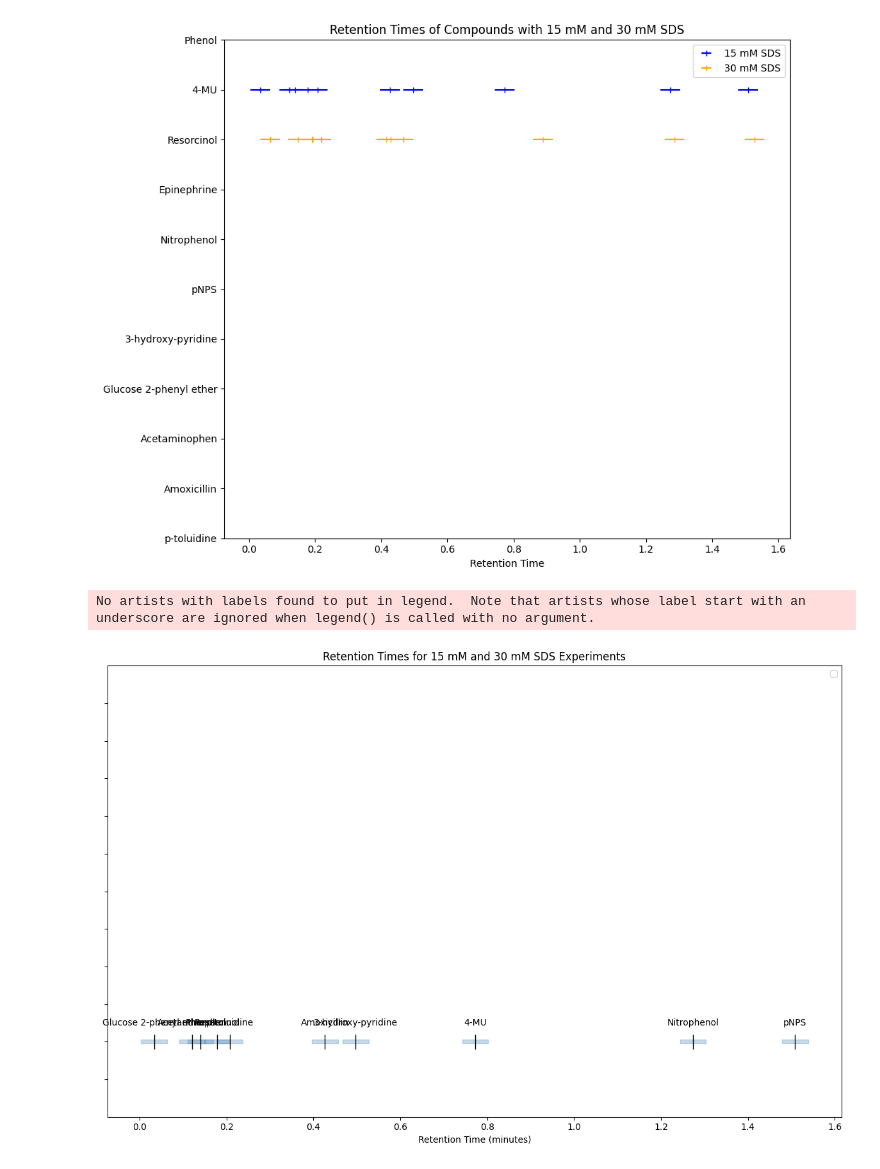
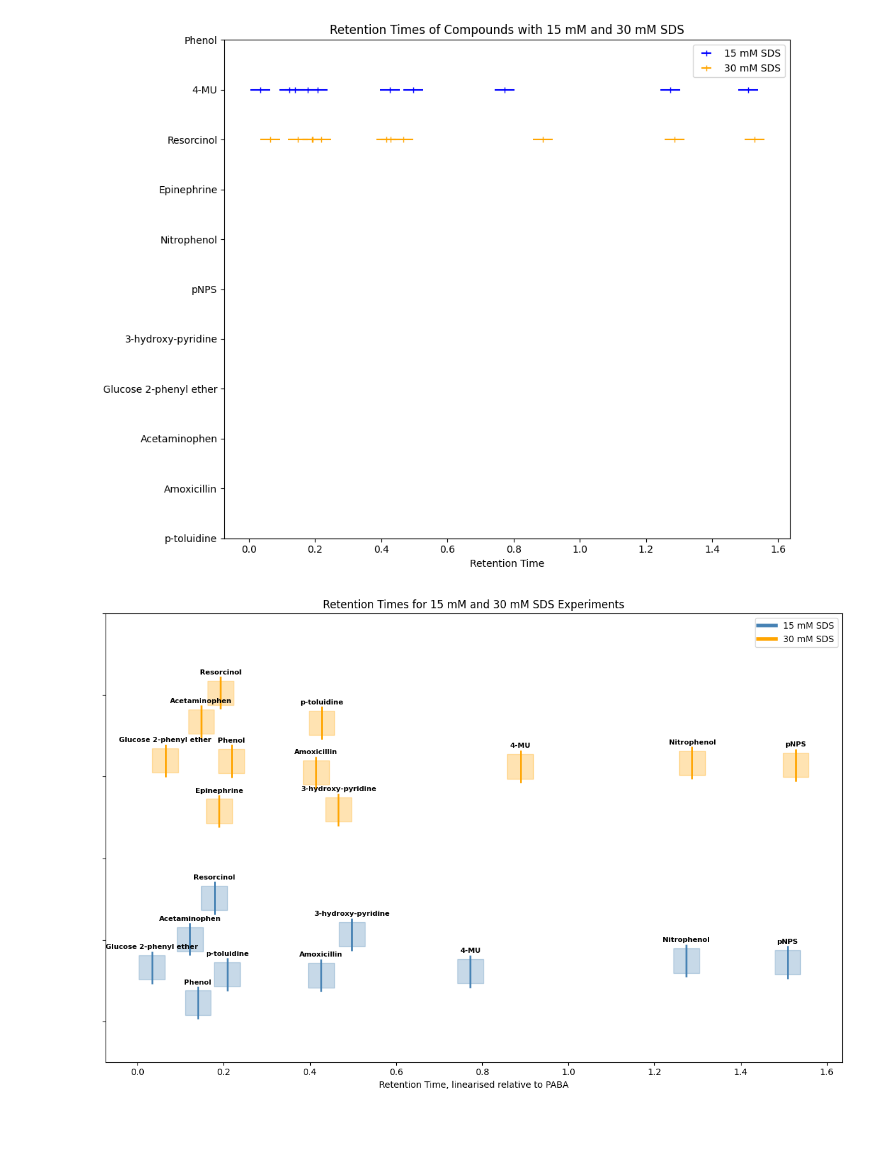
Before and after one commit to eric-gemmell/ASST_optimisation, a Jupyter notebook: src/scripts/Capillary Electrophoresis/Draw_retention_time_graph.ipynb, the cells around one changed output. Drawn from its saved outputs; the diff is of its cells as text; code cells hidden in the pictures; blank space fills up the shorter version.

Commit message:
updates to graph drawing

```diff
--- a/src/scripts/Capillary Electrophoresis/Draw_retention_time_graph.ipynb
+++ b/src/scripts/Capillary Electrophoresis/Draw_retention_time_graph.ipynb
@@ -58,6 +58,8 @@ plt.show()
 # %%
 import matplotlib.pyplot as plt
 import numpy as np
+import random
+from matplotlib.lines import Line2D  # Import Line2D for creating custom legend
 
 # Compounds corresponding to the retention times
 compounds = [
@@ -71,64 +73,74 @@ retention_times_15mM = np.array([
     0.140151515, 0.772614402, 0.178242381, np.nan, 1.273784355,
     1.508492569, 0.497326203, 0.033515732, 0.121565934, 0.426409904, 0.208
 ])
+data_15mM = np.column_stack((compounds, retention_times_15mM))
+data_15mM = data_15mM[data_15mM[:, 1].argsort()]
 
 retention_times_30mM = np.array([
     0.218290119, 0.888324873, 0.192555476, 0.18993994, 1.287279152,
     1.527817404, 0.466470155, 0.064699609, 0.14781675, 0.414695341, 0.427488464
 ])
+data_30mM = np.column_stack((compounds, retention_times_30mM))
+data_30mM = data_30mM[data_30mM[:, 1].argsort()]
 
 # Uncertainty or variability width
 uncertainty_width = 0.03
 
 # Plot settings
 fig, ax = plt.subplots(figsize=(12, 8))
 index = np.arange(len(compounds))
 
-# Function to plot the lines, rectangles, and text for each compound
-def plot_compounds(ax, times, color, experiment_label):
-    # Iterate through each of the compound retention times
-    for idx, time in enumerate(times):
-        # Check if the retention time is not NaN
+def plot_retention_times(ax, data, color, start_y, uncertainty_width,experiment_name):
+    lanes = [[]]
+    for idx, element in enumerate(data):
+        compound = element[0]
+        try:
+            time = float(element[1])
+        except ValueError:
+            continue  # Skip if time is not a number
+
         if not np.isnan(time):
-            # Draw a vertical line for the retention time
-            ax.vlines(time, idx - 0.4, idx + 0.4, colors="black", label=experiment_label if idx == 0 else "", linewidth=2)
-            # Draw a rectangle for the error interval
-            rect = plt.Rectangle((time - uncertainty_width, idx - 0.3), uncertainty_width * 2, 0.6, color=color, alpha=0.3)
+            lane_occupied = True
+            current_lane = 0
+            while lane_occupied:
+                if lanes[current_lane]:
+                    lane = lanes[current_lane][-1]
+                    if ((time - lane) < 0.15):
+                        current_lane += 1
+                        if current_lane == len(lanes):
+                            lanes.append([])  # Ensure there's a lane to move to
+                    else:
+                        lanes[current_lane].append(time)
+                        break
+                else:
+                    lanes[current_lane].append(time)
+                    break
+            y_value = (lambda n: -(n // 2) if n % 2 == 0 else (n - 1) // 2 + 1)(current_lane) + start_y + random.uniform(0, 1)*0.5
+            ax.vlines(time, y_value - 0.4, y_value + 0.4, colors=color, linewidth=2)
+            rect = plt.Rectangle((time - uncertainty_width, y_value - 0.3), uncertainty_width * 2, 0.6, color=color, alpha=0.3)
             ax.add_patch(rect)
-            # Draw text for the compound name
-            ax.text(time, idx, compounds[idx], color="black", ha="center", va="center")
+            ax.text(time, y_value+0.5, compound, color="black", ha="center", va="center", fontsize=8, fontweight='bold')
 
-# Plot for 15 mM SDS experiment
-#plot_compounds(ax, retention_times_15mM, 'blue', '15 mM SDS')
-for idx, time in enumerate(retention_times_15mM):
-    # Check if the retention time is not NaN
-    if not np.isnan(time):
-        # Draw a vertical line for the retention time
-        ax.vlines(time, 1 - 0.2, 1 + 0.2, colors="black", linewidth=1)
-        # Draw a rectangle for the error interval
-        rect = plt.Rectangle((time - uncertainty_width, 1 - 0.05), uncertainty_width * 2, 0.1, color="steelblue", alpha=0.3)
-        ax.add_patch(rect)
-        # Draw text for the compound name
-        ax.text(time, 1+0.5, compounds[idx], color="black", ha="center", va="center")
 
-# Plot for 30 mM SDS experiment
-#plot_compounds(ax, retention_times_30mM, 'red', '30 mM SDS')
+plot_retention_times(ax,data_15mM,"steelblue",1,uncertainty_width, "15 mM SDS")
+plot_retention_times(ax,data_30mM,"orange",6,uncertainty_width, "30 mM SDS")
+legend_elements = [Line2D([0], [0], color="steelblue", lw=4, label='15 mM SDS'),
+                   Line2D([0], [0], color="orange", lw=4, label='30 mM SDS')]
+ax.legend(handles=legend_elements, loc='upper right')
 
 # Customize the y-axis
-ax.set_yticks(index)
 ax.set_yticklabels(["" for _ in compounds])  # Remove compound names to avoid clutter
-ax.set_ylim(-1, len(compounds))
+ax.set_ylim(-1, 10)
 
 # Customize the x-axis
-ax.set_xlabel('Retention Time (minutes)')
+ax.set_xlabel('Retention Time, linearised relative to PABA')
 
 # Add title and legend
 ax.set_title('Retention Times for 15 mM and 30 mM SDS Experiments')
-ax.legend()
 
 # Display the plot
 plt.tight_layout()
+plt.savefig("retention_times.png", dpi=300)
 plt.show()
 # %% [output]
-No artists with labels found to put in legend.  Note that artists whose label start with an underscore are ignored when legend() is called with no argument.
-[figure, old version]
+[figure, new version]
```
